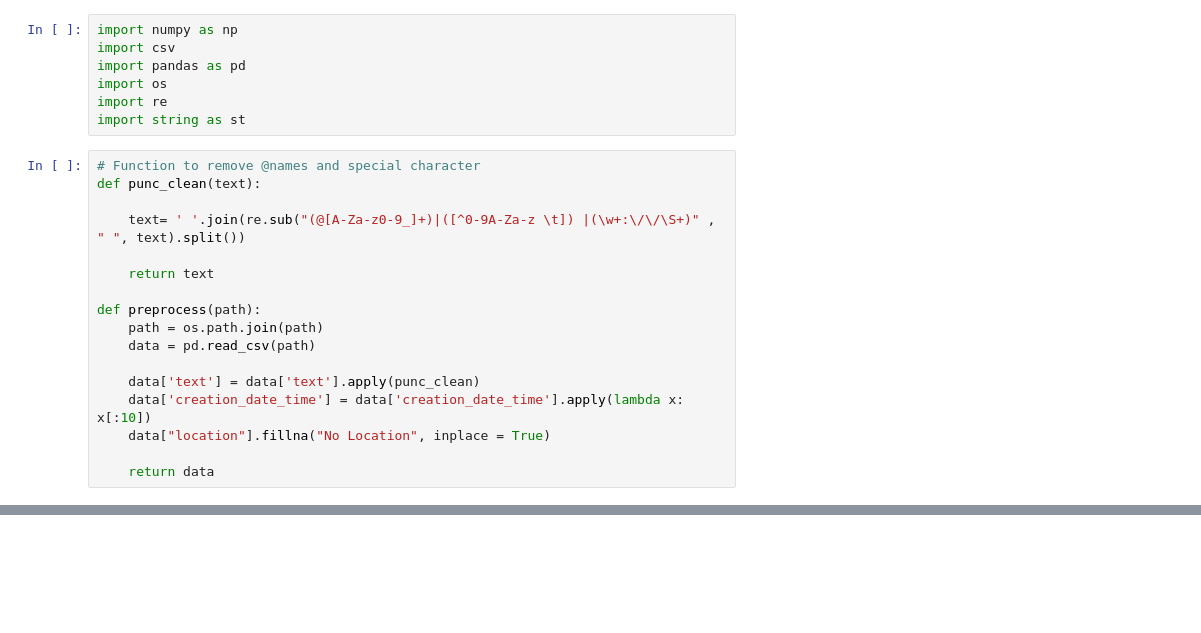
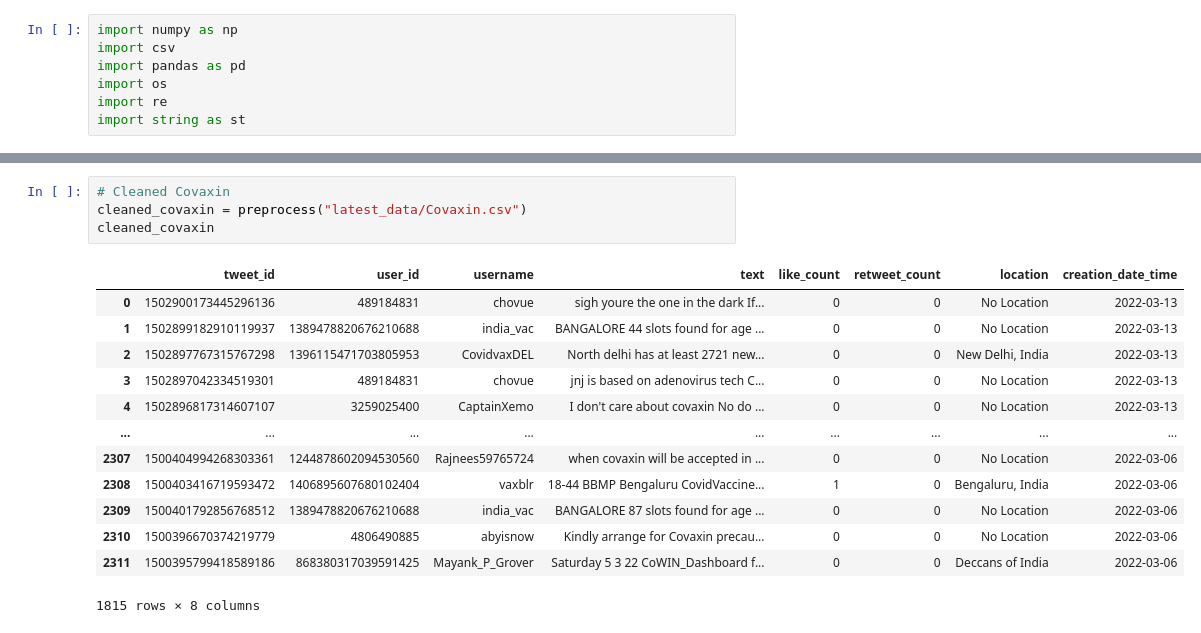
Before and after one commit to hienvantran/CZ4034-Information-Retrieval, a Jupyter notebook: preprocessing.ipynb, the cells around one changed output, grey strips where cells are left out. Saved outputs shown, nothing was run; the diff lists cells and outputs as text; blank space fills up the shorter version.

```diff
--- a/preprocessing.ipynb
+++ b/preprocessing.ipynb
@@ -5,20 +5,3 @@ import pandas as pd
 import os
 import re
 import string as st
-# %%
-# Function to remove @names and special character
-def punc_clean(text):
-
-    text= ' '.join(re.sub("(@[A-Za-z0-9_]+)|([^0-9A-Za-z \t]) |(\w+:\/\/\S+)" , " ", text).split())
-
-    return text
-
-def preprocess(path):
-    path = os.path.join(path)
-    data = pd.read_csv(path)
-
-    data['text'] = data['text'].apply(punc_clean)
-    data['creation_date_time'] = data['creation_date_time'].apply(lambda x: x[:10])
-    data["location"].fillna("No Location", inplace = True)
-
-    return data
@@ -124,0 +89,18 @@ sputnik_data.to_csv("Sputnik.csv", encoding='utf-8', index=False)
+# %%
+# Cleaned Covaxin
+cleaned_covaxin = preprocess("latest_data/Covaxin.csv")
+cleaned_covaxin
+# %% [output]
+|  | tweet_id | user_id | username | text | like_count | retweet_count | location | creation_date_time |
+| 0 | 1502900173445296136 | 489184831 | chovue | sigh youre the one in the dark If... | 0 | 0 | No Location | 2022-03-13 |
+| 1 | 1502899182910119937 | 1389478820676210688 | india_vac | BANGALORE 44 slots found for age ... | 0 | 0 | No Location | 2022-03-13 |
+| 2 | 1502897767315767298 | 1396115471703805953 | CovidvaxDEL | North delhi has at least 2721 new... | 0 | 0 | New Delhi, India | 2022-03-13 |
+| 3 | 1502897042334519301 | 489184831 | chovue | jnj is based on adenovirus tech C... | 0 | 0 | No Location | 2022-03-13 |
+| 4 | 1502896817314607107 | 3259025400 | CaptainXemo | I don't care about covaxin No do ... | 0 | 0 | No Location | 2022-03-13 |
+| ... | ... | ... | ... | ... | ... | ... | ... | ... |
+| 2307 | 1500404994268303361 | 1244878602094530560 | Rajnees59765724 | when covaxin will be accepted in ... | 0 | 0 | No Location | 2022-03-06 |
+| 2308 | 1500403416719593472 | 1406895607680102404 | vaxblr | 18-44 BBMP Bengaluru CovidVaccine... | 1 | 0 | Bengaluru, India | 2022-03-06 |
+| 2309 | 1500401792856768512 | 1389478820676210688 | india_vac | BANGALORE 87 slots found for age ... | 0 | 0 | No Location | 2022-03-06 |
+| 2310 | 1500396670374219779 | 4806490885 | abyisnow | Kindly arrange for Covaxin precau... | 0 | 0 | No Location | 2022-03-06 |
+| 2311 | 1500395799418589186 | 868380317039591425 | Mayank_P_Grover | Saturday 5 3 22 CoWIN_Dashboard f... | 0 | 0 | Deccans of India | 2022-03-06 |
+1815 rows × 8 columns
```
Also changed, not shown: parts of 54 cells of this notebook, 7 other files.
